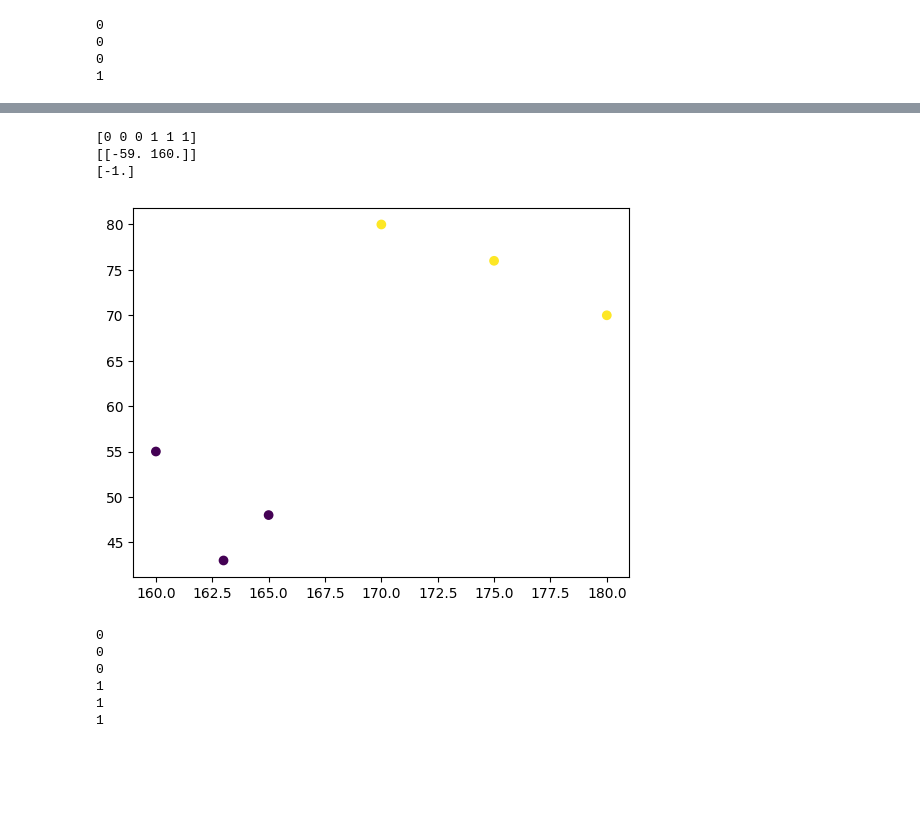
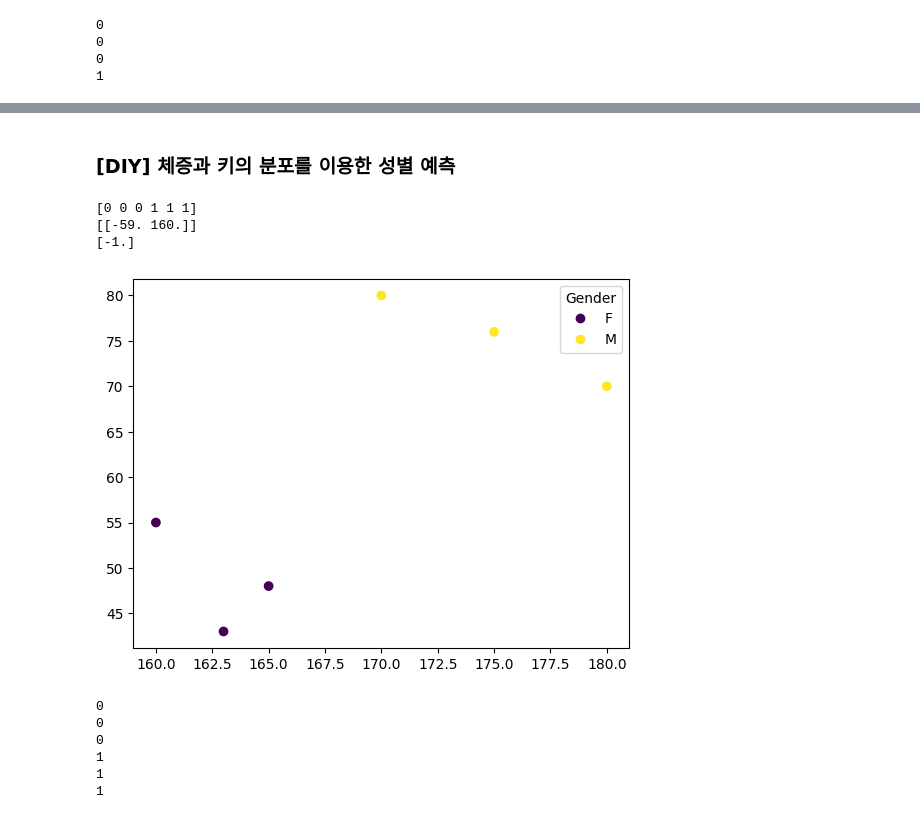
Before and after one commit to daeunkk/dl11, a Jupyter notebook: notebook/ch05_Perceptron.ipynb, the cells around one changed output, grey strips where cells are left out. Drawn from its saved outputs; the diff is of its cells as text; code cells hidden in the pictures; blank space fills up the shorter version.

```diff
--- a/notebook/ch05_Perceptron.ipynb
+++ b/notebook/ch05_Perceptron.ipynb
@@ -28 +306,3 @@ print(perceptron(1, 1))
+# %% [markdown]
+### [DIY] 체증과 키의 분포를 이용한 성별 예측
 # %%
@@ -43,13 +329,18 @@ print(clf.intercept_) # 바이어스 값
 [[-59. 160.]]
 [-1.]
 # %%
-# Plot data
+#   Plot model
 ####################################
-X1=[x[0] for x in X]
+X1=[x[0] for x in X]  # List comprehension, 리스트 내포
 X2=[x[1] for x in X]
 import matplotlib.pyplot as plt
-plt.scatter(X1,X2,c=y)
+class_name = ['F','M']
+
+scatter = plt.scatter(X1,X2,c=y)
+plt.legend(handles=scatter.legend_elements()[0],
+           labels=class_name,
+           title="Gender")
 plt.show()
 # %% [output]
-[figure, old version]
+[figure, new version]
 # %%
```
Also changed, not shown: parts of 23 cells of this notebook.
